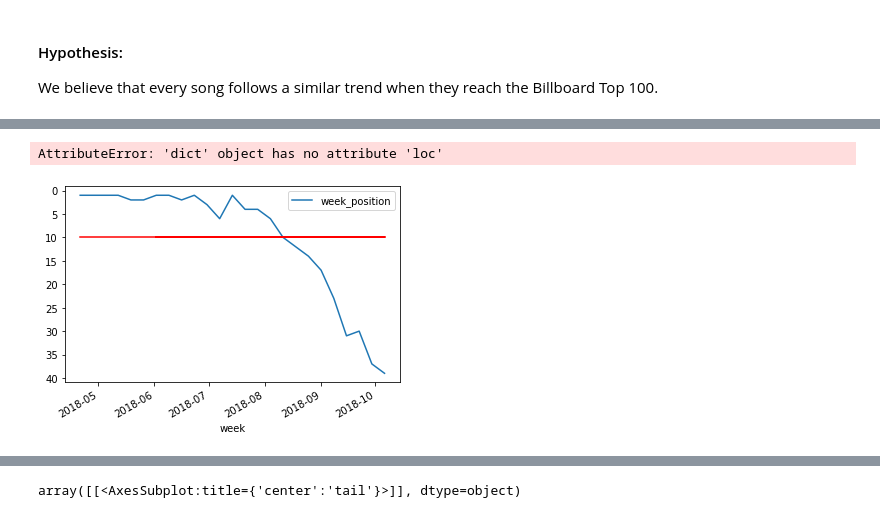
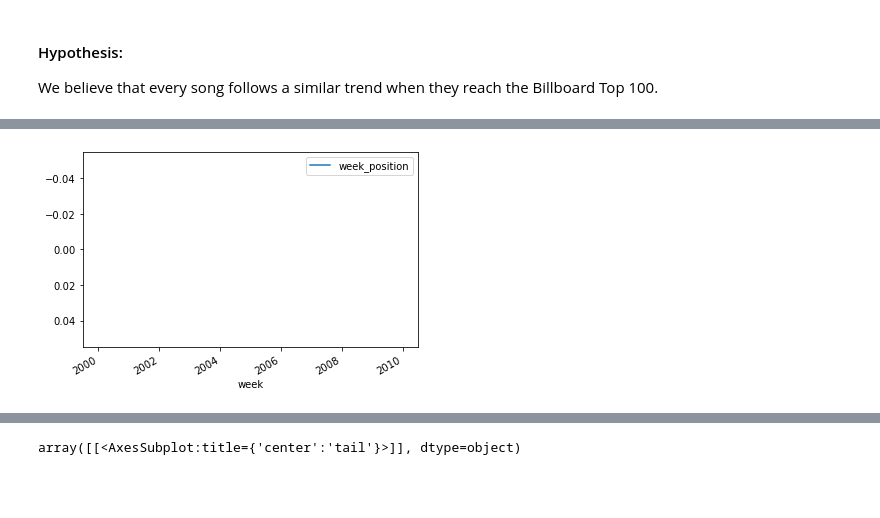
Before and after one commit to tvarano/hit-analyzer, a Jupyter notebook: main.ipynb, the cells around one changed output, grey strips where cells are left out. Cells and saved outputs as stored; diff of their text form; code cells hidden in the pictures; blank space fills up the shorter version.

Commit message:
pesky nan and song_info

```diff
--- a/main.ipynb
+++ b/main.ipynb
@@ -37,3 +37,7 @@ df = dfcpy.copy()
 # %% [markdown]
 #### Hypothesis:
 We believe that every song follows a similar trend when they reach the Billboard Top 100.
+# %%
+# remove weird nans
+# tm = df.loc[:, df.columns != 'prev_week_position']
+df = df.dropna(subset=['week', 'week_position', 'song', 'performer', 'songid', 'instance', 'peak_position', 'weeks_on_chart'])
@@ -40,5 +60,6 @@ We believe that every song follows a similar trend when they reach the Billboard
 # %%
 # make dataframe to keep track of song-wide data
 
-tmp_df = df.drop_duplicates(subset=['songid']).sort_values(by='song').set_index('songid')
-song_info = {s: {'song': r.song, 'performer': r.song} for s, r in tmp_df.iterrows()}
+song_info = df.drop_duplicates(subset=['songid']).drop(columns=['week', 'week_position', 'instance', 'prev_week_position', 'peak_position', 'weeks_on_chart']).set_index('songid')
+# song_info = pd.DataFrame(data=[tmp_df.songid, tmp_df.song, tmp_df.song])
+# song_info = {s: {'song': r.song, 'performer': r.song} for s, r in tmp_df.iterrows()}
@@ -45,26 +83,24 @@ song_info = {s: {'song': r.song, 'performer': r.song} for s, r in tmp_df.iterrow
 # %%
 # get the absolute peak for each song
-for s in df.songid.unique():
-    song_info[s]['peak'] = min(df[df.songid == s].peak_position.unique())
-for i, r in df.iterrows():
-    df.at[i, 'peak'] = song_info[r.songid]['peak']
+for s in list(song_info.index.values):
+    song_info.at[s, 'peak'] = min(df[df.songid == s].week_position.unique())
+
+df = df[[(song_info.loc[r.songid].peak <= 10) for _, r in df.iterrows()]]
+song_info = song_info[song_info.peak <= 10]
-# %% [output]
-AttributeError: 'dict' object has no attribute 'loc'
 # %%
 # only keep the songs that peaked in the top 10
 df = df.drop(columns=['peak_position'])
-df = df[df.peak <= 10]
 # %%
 ax = plt.gca()
 # for s in df.song.unique():
-s = 'Nice For WhatDrake'
+s = "Satisfy YouPuff Daddy Featuring R. Kelly"
 df[df.songid == s].plot(x='week', y='week_position', ax = ax)
 horiz_line_data = np.array([10 for i in range(len(df[df.songid == s]))])
 plt.plot(df[df.songid == s].week, horiz_line_data, 'r')
 plt.gca().invert_yaxis()
 # print(min(pk))
 # %% [output]
-[figure, old version]
+[figure, new version]
 # %%
 # control points col
 # (start, start_peak, end_peak, end)
```
Also changed, not shown: parts of 9 cells of this notebook.
